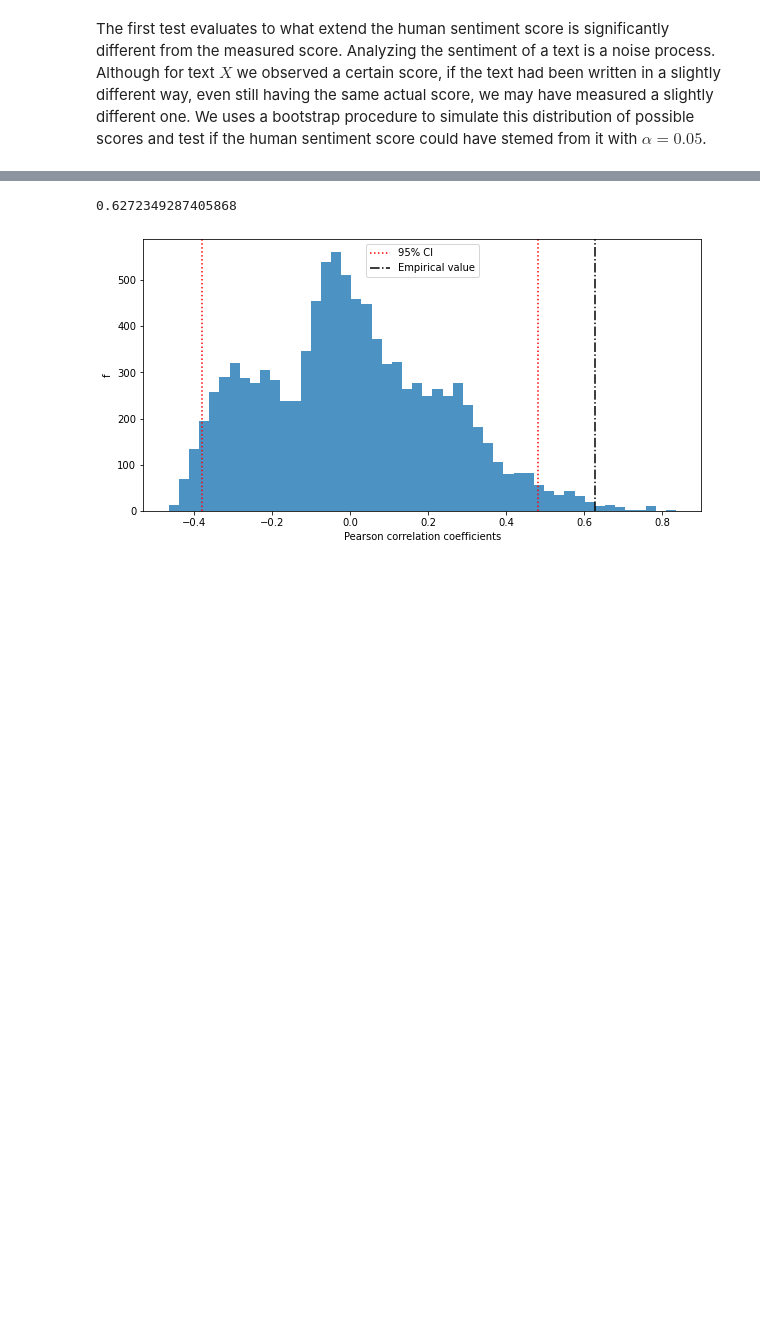
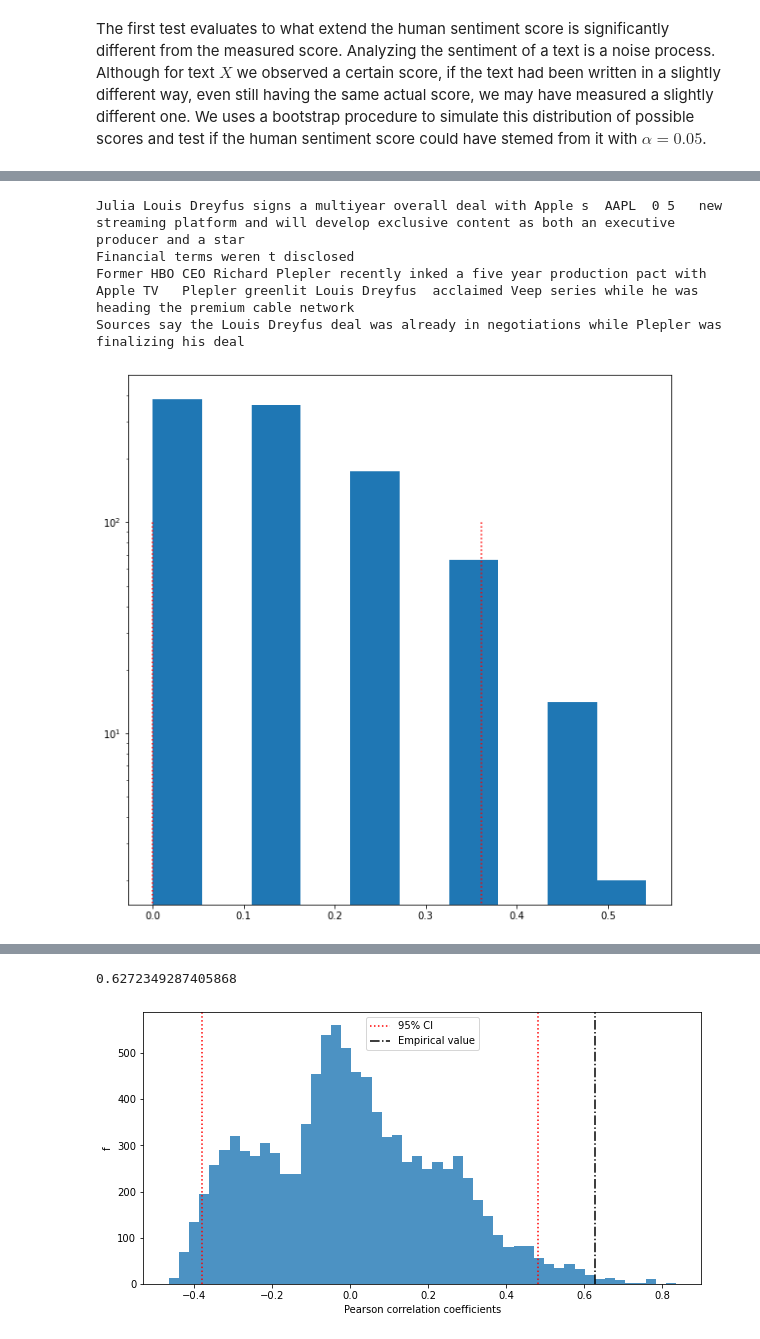
Before and after one commit to DerkNiessink/Project_SDA, a Jupyter notebook: src/Sentiment Analysis Validation.ipynb, the cells around one changed output, grey strips where cells are left out. Cells and saved outputs as stored; diff of their text form; code cells hidden in the pictures; blank space fills up the shorter version.

```diff
--- a/src/Sentiment Analysis Validation.ipynb
+++ b/src/Sentiment Analysis Validation.ipynb
@@ -136,0 +158,24 @@ In light of the unsatisfactory results of the previous test (i.e. sampling distr
+# %%
+# CODE TO PLOT/STUDY A SINGLE TEXT DISTRIBUTION (EXPLORATORY)
+an_id = 271072
+an_article = str(news_sent[news_sent['id'] == an_id].content.values[0])
+print(an_article)
+
+n = 10**3
+scores = []
+for i in range(n):
+    new_article = new_text(an_article)
+    scores.append(measure_sentiment(new_article))
+
+plt.figure(figsize = [10,10])
+plt.hist(scores,bins = 10,)
+plt.vlines(np.percentile(scores,97.5),0,100,linestyles='dotted',color = 'red')
+plt.vlines(np.percentile(scores,2.5),0,100,linestyles='dotted',color = 'red')
+plt.yscale('log')
+plt.show()
+# %% [output]
+Julia Louis Dreyfus signs a multiyear overall deal with Apple s  AAPL  0 5   new streaming platform and will develop exclusive content as both an executive producer and a star
+Financial terms weren t disclosed
+Former HBO CEO Richard Plepler recently inked a five year production pact with Apple TV   Plepler greenlit Louis Dreyfus  acclaimed Veep series while he was heading the premium cable network
+Sources say the Louis Dreyfus deal was already in negotiations while Plepler was finalizing his deal
+[figure, added]
```
Also changed, not shown: parts of 16 cells of this notebook, 2 other files.
